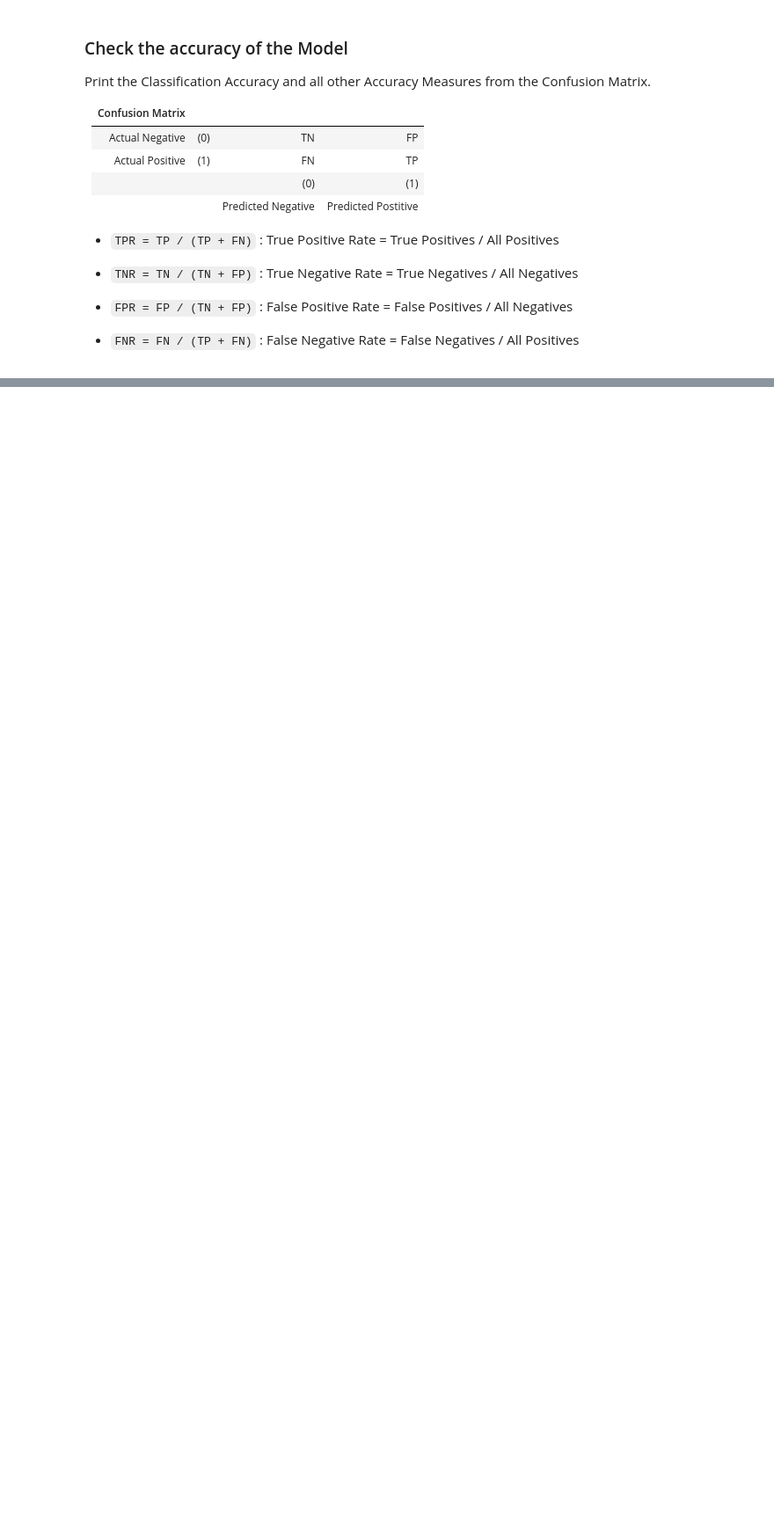
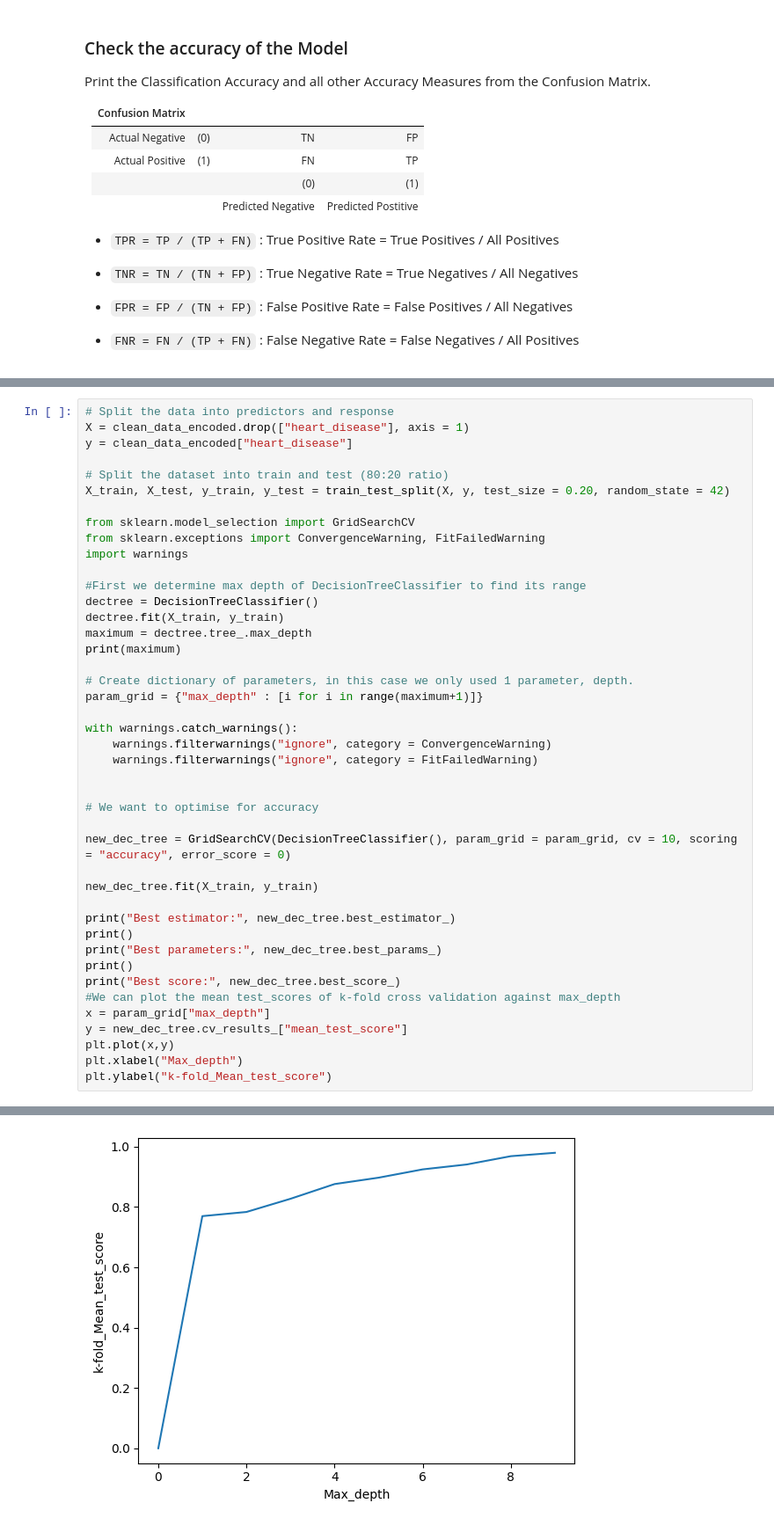
Before and after one commit to brandonleehs/SC1015-proj, a Jupyter notebook: decision-tree.ipynb, the cells around one changed output, grey strips where cells are left out. Shown: that part at 88% size. Saved outputs shown, nothing was run; the diff lists cells and outputs as text; blank space fills up the shorter version.

```diff
--- a/decision-tree.ipynb
+++ b/decision-tree.ipynb
@@ -233,0 +253,44 @@ FNR Test :       0.16346153846153846
+# %%
+# Split the data into predictors and response
+X = clean_data_encoded.drop(["heart_disease"], axis = 1)
+y = clean_data_encoded["heart_disease"]
+
+# Split the dataset into train and test (80:20 ratio)
+X_train, X_test, y_train, y_test = train_test_split(X, y, test_size = 0.20, random_state = 42)
+
+from sklearn.model_selection import GridSearchCV
+from sklearn.exceptions import ConvergenceWarning, FitFailedWarning
+import warnings
+
+#First we determine max depth of DecisionTreeClassifier to find its range
+dectree = DecisionTreeClassifier()
+dectree.fit(X_train, y_train)
+maximum = dectree.tree_.max_depth
+print(maximum)
+
+# Create dictionary of parameters, in this case we only used 1 parameter, depth.
+param_grid = {"max_depth" : [i for i in range(maximum+1)]}
+
+with warnings.catch_warnings():
+    warnings.filterwarnings("ignore", category = ConvergenceWarning)
+    warnings.filterwarnings("ignore", category = FitFailedWarning)
+
+
+# We want to optimise for accuracy
+
+new_dec_tree = GridSearchCV(DecisionTreeClassifier(), param_grid = param_grid, cv = 10, scoring = "accuracy", error_score = 0)
+
+new_dec_tree.fit(X_train, y_train)
+
+print("Best estimator:", new_dec_tree.best_estimator_)
+print()
+print("Best parameters:", new_dec_tree.best_params_)
+print()
+print("Best score:", new_dec_tree.best_score_)
+#We can plot the mean test_scores of k-fold cross validation against max_depth
+x = param_grid["max_depth"]
+y = new_dec_tree.cv_results_["mean_test_score"]
+plt.plot(x,y)
+plt.xlabel("Max_depth")
+plt.ylabel("k-fold_Mean_test_score")
+# %% [output]
@@ -233,0 +323 @@ FNR Test :       0.16346153846153846
+[figure, added]
```
Also changed, not shown: parts of 7 cells of this notebook.
